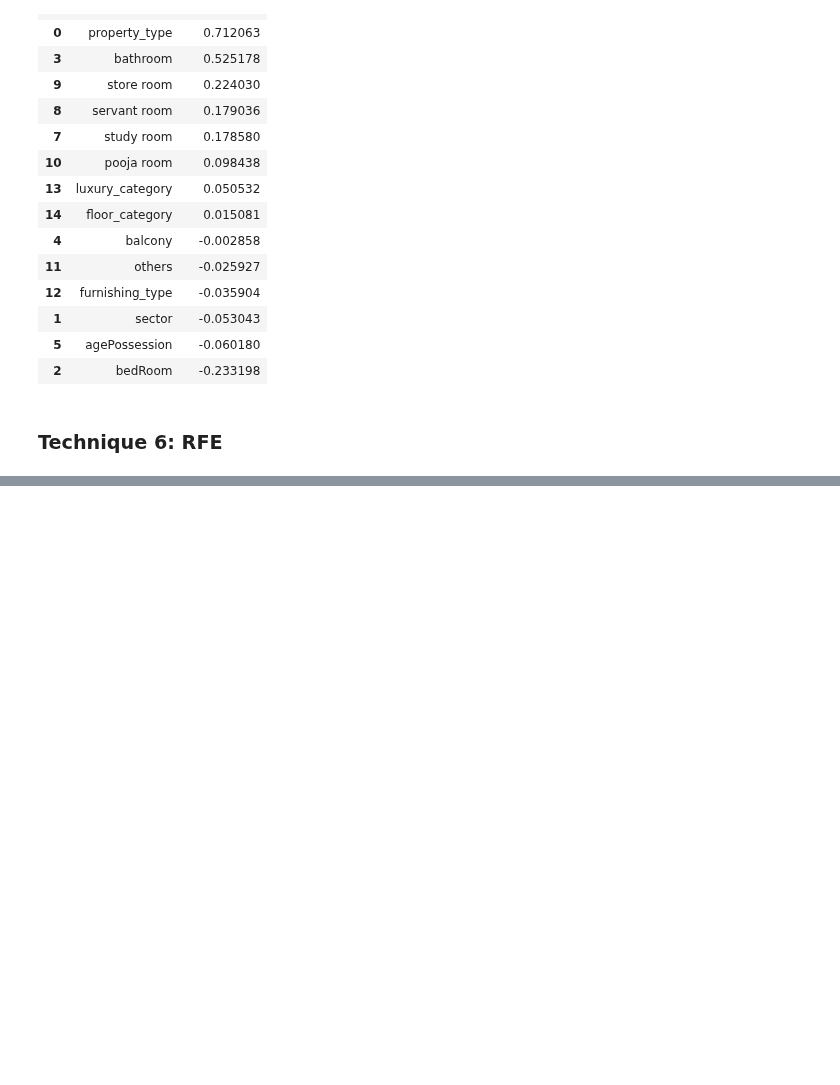
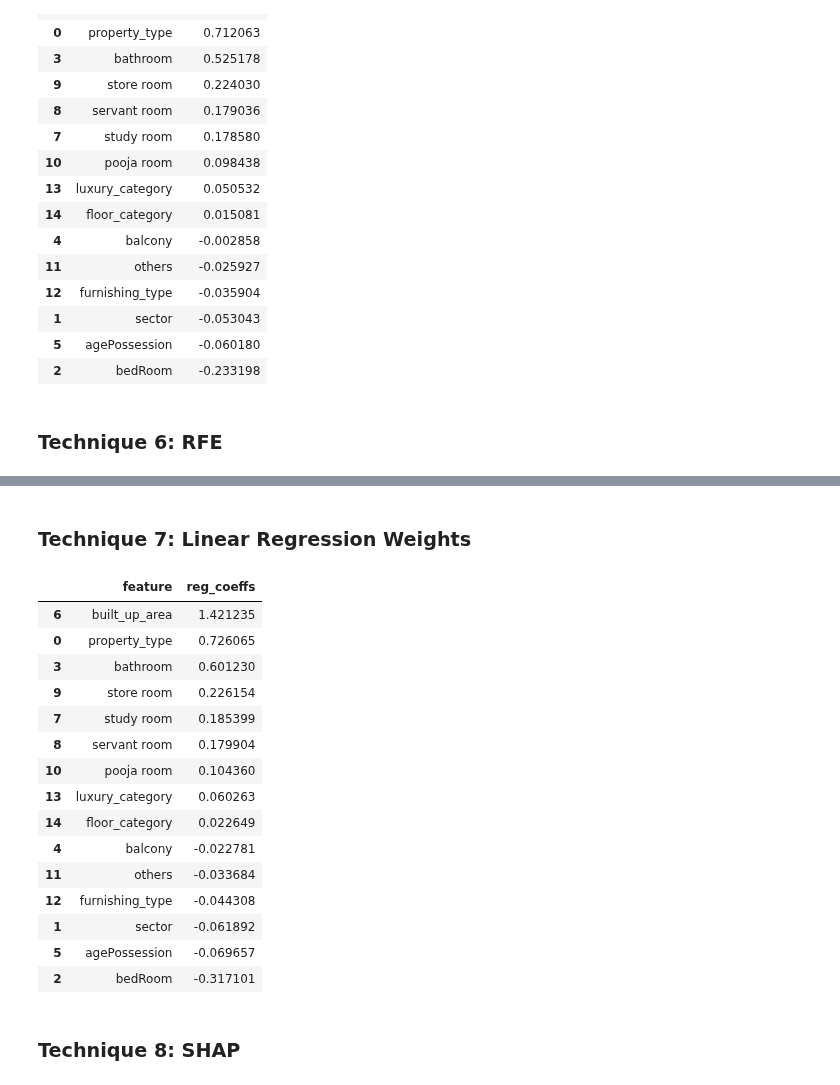
Before and after one commit to Apurba1903/Machine_Learning_Based_Real_Estate_System, a Jupyter notebook: FeatureEngineering/feature-selection.ipynb, the cells around one changed output, grey strips where cells are left out. Cells and saved outputs as stored; diff of their text form; code cells hidden in the pictures; blank space fills up the shorter version.

```diff
--- a/FeatureEngineering/feature-selection.ipynb
+++ b/FeatureEngineering/feature-selection.ipynb
@@ -341,0 +383,35 @@ fi_df5
+# %% [markdown]
+### Technique 7: Linear Regression Weights
+# %%
+from sklearn.linear_model import LinearRegression
+
+# Train a Linear Regression Model on the Label - Encoded and Standardized Training Data
+lin_reg = LinearRegression()
+lin_reg.fit(X_scaled, y_label)
+
+# extract Coefficients
+fi_df7 = pd.DataFrame({
+    'feature' : X_label.columns,
+    'reg_coeffs' : lin_reg.coef_
+}).sort_values(by='reg_coeffs', ascending=False)
+
+fi_df7
+# %% [output]
+|  | feature | reg_coeffs |
+| 6 | built_up_area | 1.421235 |
+| 0 | property_type | 0.726065 |
+| 3 | bathroom | 0.601230 |
+| 9 | store room | 0.226154 |
+| 7 | study room | 0.185399 |
+| 8 | servant room | 0.179904 |
+| 10 | pooja room | 0.104360 |
+| 13 | luxury_category | 0.060263 |
+| 14 | floor_category | 0.022649 |
+| 4 | balcony | -0.022781 |
+| 11 | others | -0.033684 |
+| 12 | furnishing_type | -0.044308 |
+| 1 | sector | -0.061892 |
+| 5 | agePossession | -0.069657 |
+| 2 | bedRoom | -0.317101 |
+# %% [markdown]
+### Technique 8: SHAP
```
Also changed, not shown: parts of 16 cells of this notebook.
